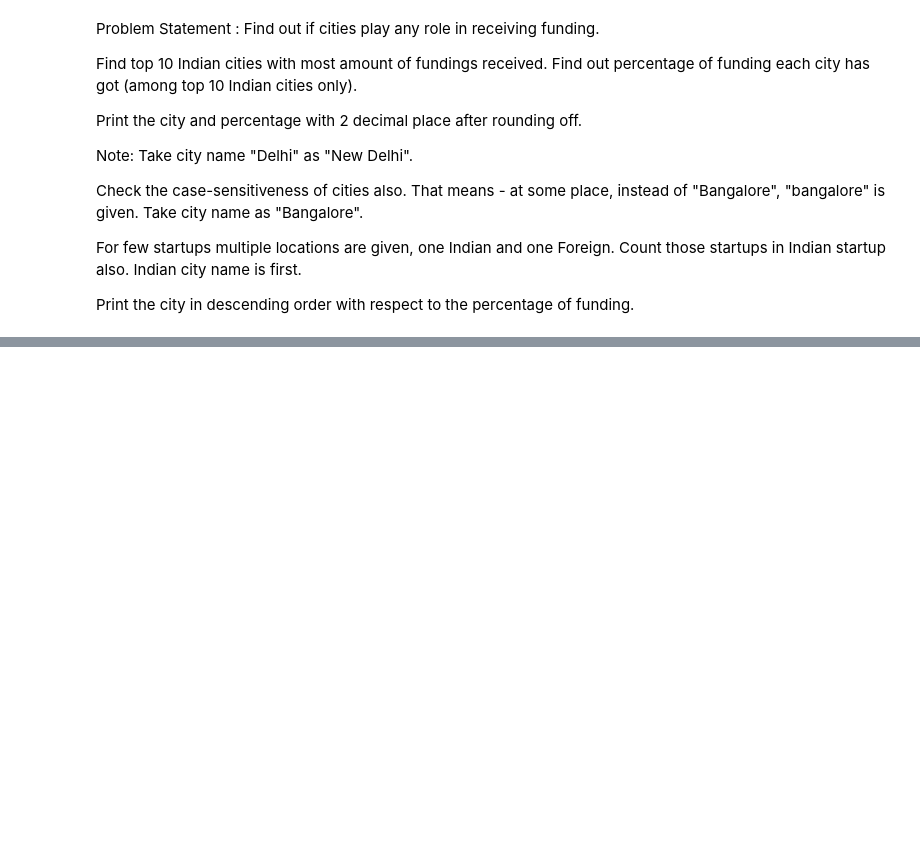
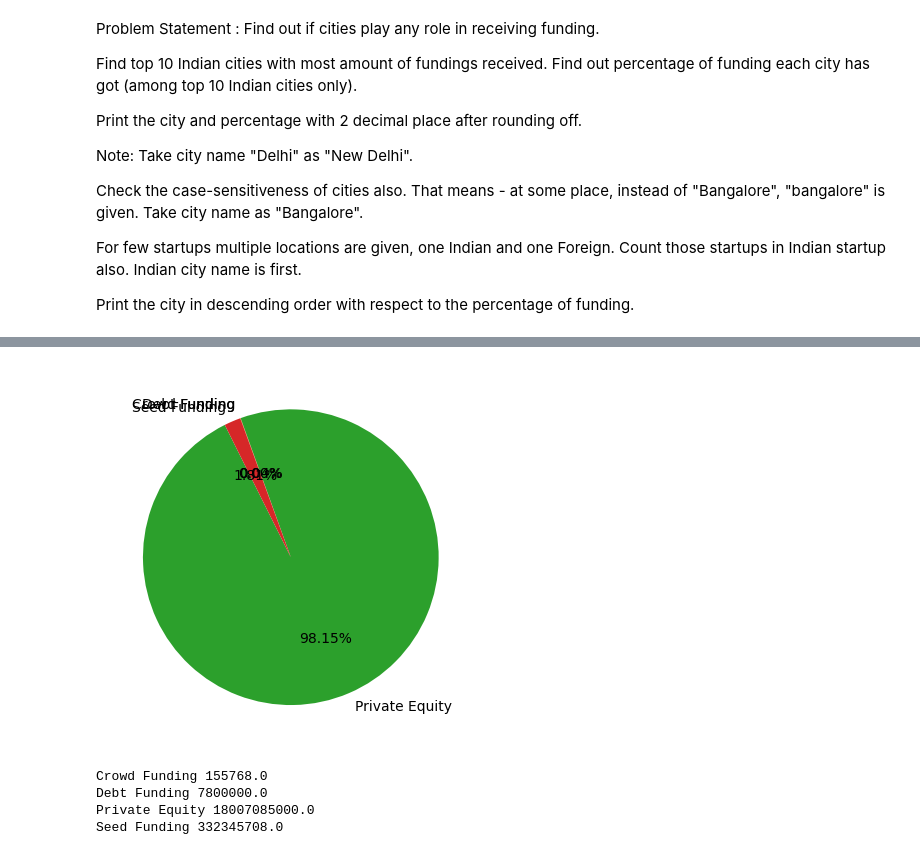
Before and after one commit to Aman-JR/Data_Science, a Jupyter notebook: Project Case Study/CaseStudy1.ipynb, the cells around one changed output, grey strips where cells are left out. Cells and saved outputs as stored; diff of their text form; code cells hidden in the pictures; blank space fills up the shorter version.

```diff
--- a/Project Case Study/CaseStudy1.ipynb
+++ b/Project Case Study/CaseStudy1.ipynb
@@ -190,0 +238,3 @@ Name: Amount in USD, Length: 3044, dtype: int32
+# %%
+df3 = pd.read_csv('startup_funding_.csv',encoding='utf-8')
+df3.head(3)
@@ -190,0 +252,13 @@ Name: Amount in USD, Length: 3044, dtype: int32
+# %%
+df3['InvestmentType']  = df3['InvestmentType'].replace('PrivateEquity','Private Equity')
+df3['InvestmentType']  = df3['InvestmentType'].replace('SeedFunding','Seed Funding')
+df3['InvestmentType']  = df3['InvestmentType'].replace('Crowd funding','Crowd Funding')
+
+# print(df3['InvestmentType'].unique())
+
+
+df3['AmountInUSD'] = df3['AmountInUSD'].replace(",","",regex=True)
+df3['AmountInUSD'] = df3['AmountInUSD'].replace(np.nan,0)
+df3['AmountInUSD'] = df3['AmountInUSD'].astype(float)
+
+print(df2['AmountInUSD'])
@@ -190,0 +278,17 @@ Name: Amount in USD, Length: 3044, dtype: int32
+# %%
+ans1 = df3.groupby('InvestmentType')['AmountInUSD'].sum()
+# ans1 = ans1.sort_values(ascending = False)[:10]
+FundType = ans1.index
+FundValue = ans1.values
+
+plt.pie(FundValue,labels=FundType,autopct="%.2f%%",startangle=110,counterclock=False)
+plt.show()
+
+for i in range(0,len(FundType)):
+    print(FundType[i],FundValue[i])
+# %% [output]
+[figure, added]
+Crowd Funding 155768.0
+Debt Funding 7800000.0
+Private Equity 18007085000.0
+Seed Funding 332345708.0
```
Also changed, not shown: parts of 25 cells of this notebook, 3 other files.
